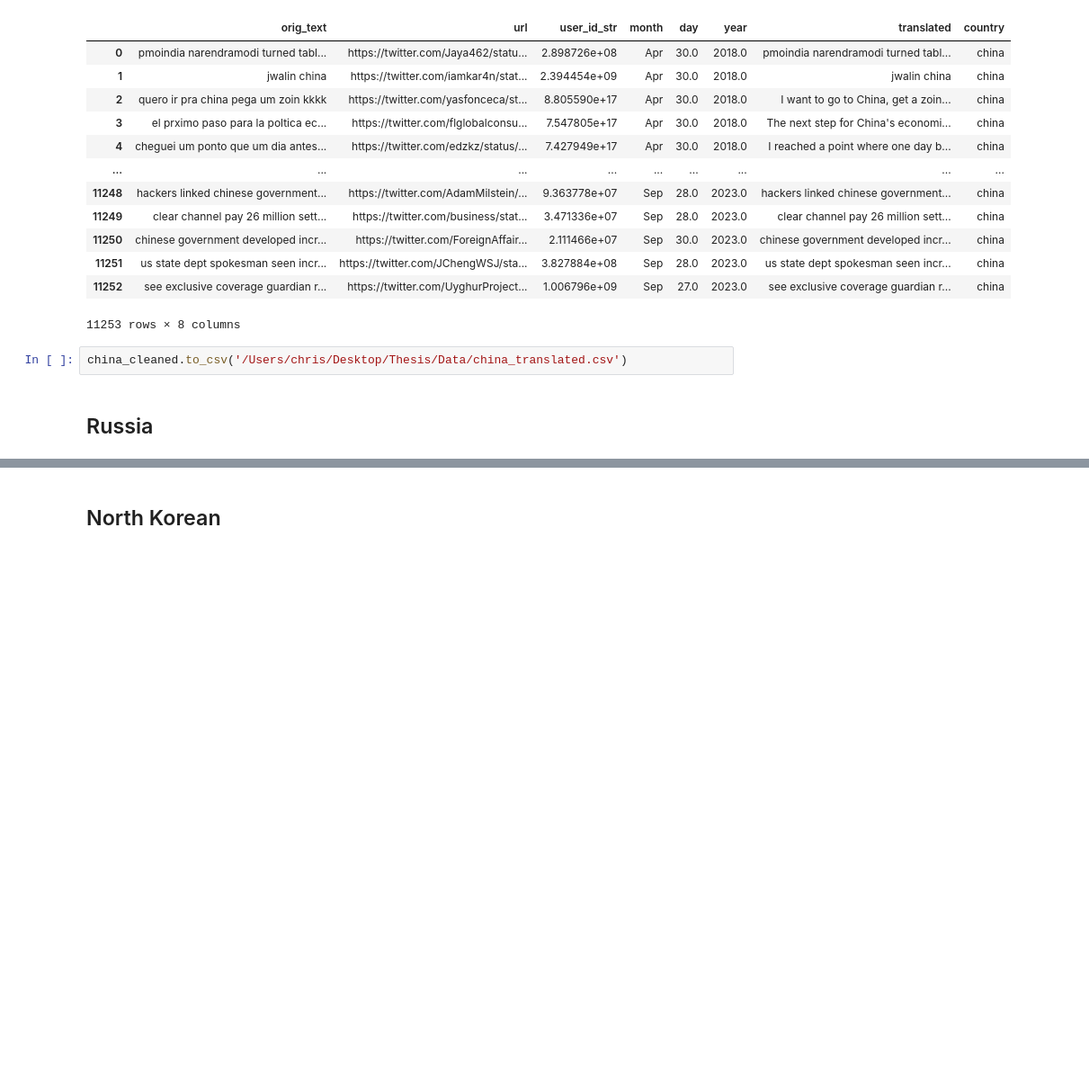
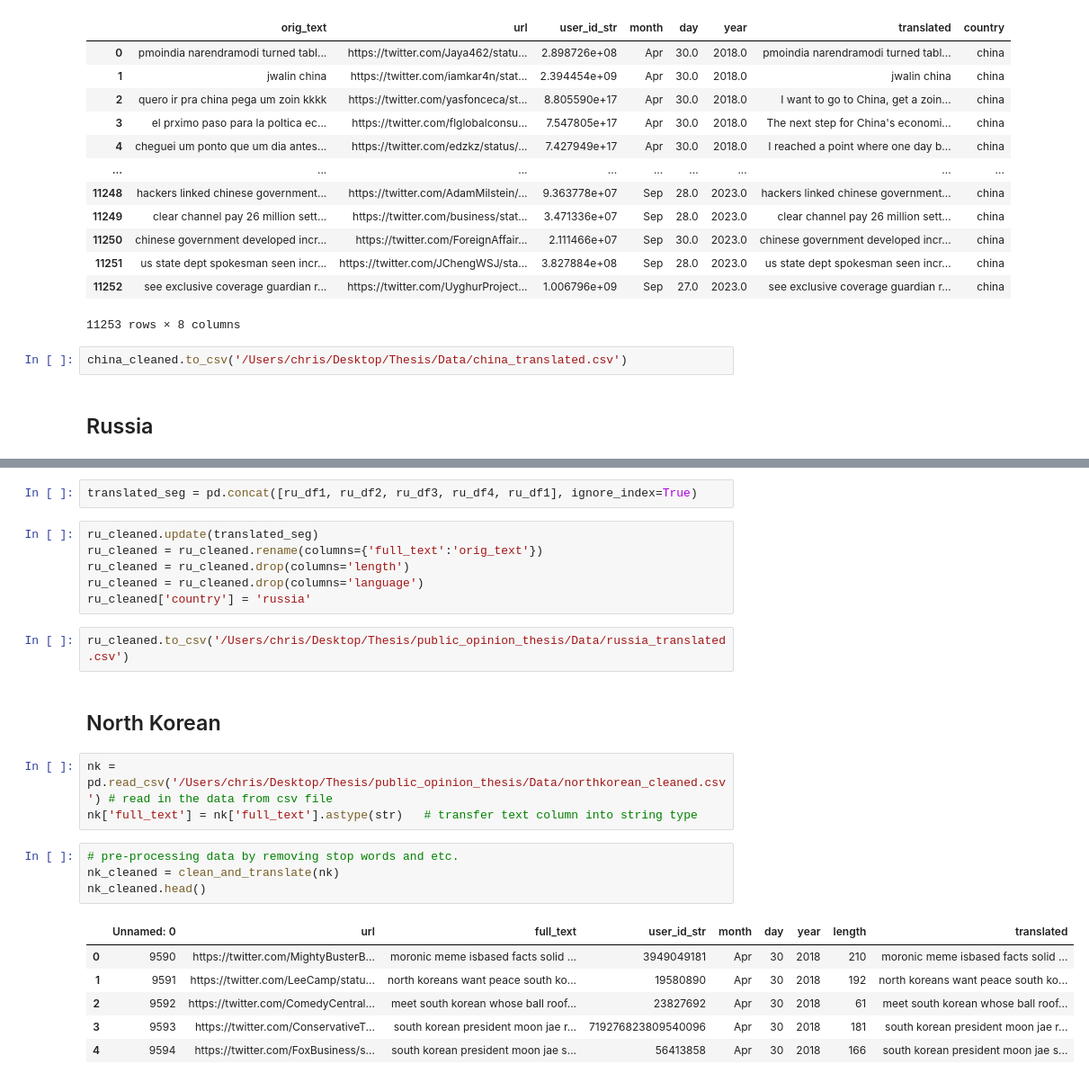
Before and after one commit to ChrisZhang6888/public_opinion_thesis, a Jupyter notebook: Programming/twitter_cleaner.ipynb, the cells around one changed output, grey strips where cells are left out. Shown at 90% size. Cells and saved outputs as stored; diff of their text form; blank space fills up the shorter version.

```diff
--- a/Programming/twitter_cleaner.ipynb
+++ b/Programming/twitter_cleaner.ipynb
@@ -278,2 +314,26 @@ china_cleaned.to_csv('/Users/chris/Desktop/Thesis/Data/china_translated.csv')
+# %%
+translated_seg = pd.concat([ru_df1, ru_df2, ru_df3, ru_df4, ru_df1], ignore_index=True)
+# %%
+ru_cleaned.update(translated_seg)
+ru_cleaned = ru_cleaned.rename(columns={'full_text':'orig_text'})
+ru_cleaned = ru_cleaned.drop(columns='length')
+ru_cleaned = ru_cleaned.drop(columns='language')
+ru_cleaned['country'] = 'russia'
+# %%
+ru_cleaned.to_csv('/Users/chris/Desktop/Thesis/public_opinion_thesis/Data/russia_translated.csv')
 # %% [markdown]
 ## North Korean
+# %%
+nk = pd.read_csv('/Users/chris/Desktop/Thesis/public_opinion_thesis/Data/northkorean_cleaned.csv') # read in the data from csv file
+nk['full_text'] = nk['full_text'].astype(str)   # transfer text column into string type
+# %%
+# pre-processing data by removing stop words and etc.
+nk_cleaned = clean_and_translate(nk)
+nk_cleaned.head()
+# %% [output]
+|  | Unnamed: 0 | url | full_text | user_id_str | month | day | year | length | translated |
+| 0 | 9590 | https://twitter.com/MightyBusterB... | moronic meme isbased facts solid ... | 3949049181 | Apr | 30 | 2018 | 210 | moronic meme isbased facts solid ... |
+| 1 | 9591 | https://twitter.com/LeeCamp/statu... | north koreans want peace south ko... | 19580890 | Apr | 30 | 2018 | 192 | north koreans want peace south ko... |
+| 2 | 9592 | https://twitter.com/ComedyCentral... | meet south korean whose ball roof... | 23827692 | Apr | 30 | 2018 | 61 | meet south korean whose ball roof... |
+| 3 | 9593 | https://twitter.com/ConservativeT... | south korean president moon jae r... | 719276823809540096 | Apr | 30 | 2018 | 181 | south korean president moon jae r... |
+| 4 | 9594 | https://twitter.com/FoxBusiness/s... | south korean president moon jae s... | 56413858 | Apr | 30 | 2018 | 166 | south korean president moon jae s... |
```
Also changed, not shown: parts of 12 cells of this notebook, 6 other files.
